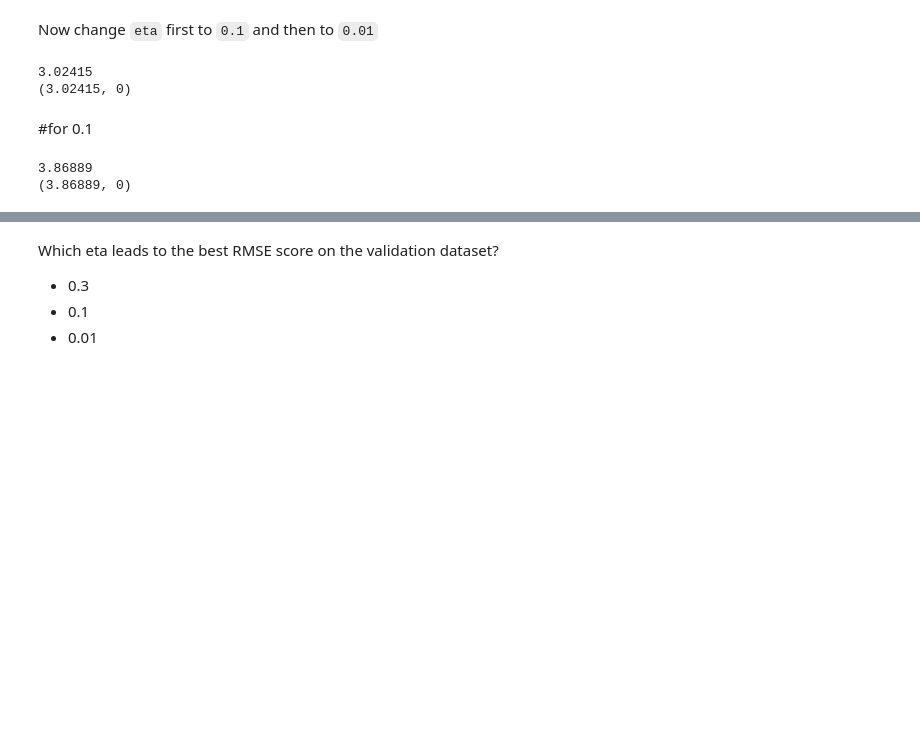
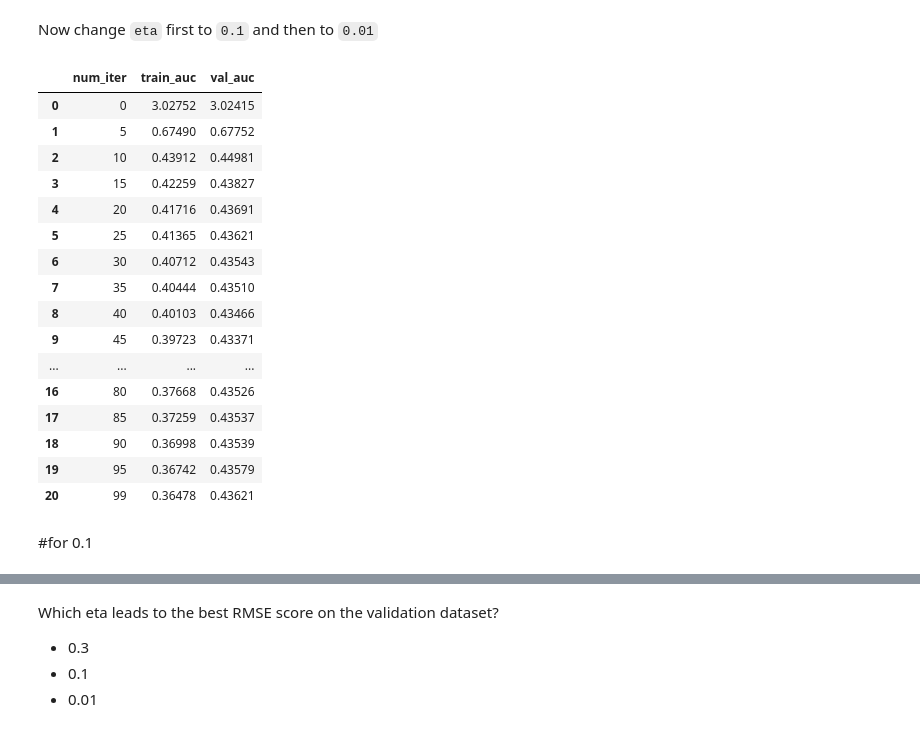
Before and after one commit to aenoboa1/ML-Zoomcamp-Homeworks, a Jupyter notebook: WEEK 6/homework-6-starter.ipynb, the cells around one changed output, grey strips where cells are left out. Drawn from its saved outputs; the diff is of its cells as text; code cells hidden in the pictures; blank space fills up the shorter version.

```diff
--- a/WEEK 6/homework-6-starter.ipynb
+++ b/WEEK 6/homework-6-starter.ipynb
@@ -424,9 +424,7 @@ watchlist = [(dtrain, 'train'), (dval, 'val')]
 Now change `eta` first to `0.1` and then to `0.01`
 # %%
 def parse_xgb_output(output):
-    tree = []
-    rmse_train = []
-    rmse_val = []
+    results=[]
 
     for line in output.stdout.strip().split('\n'):
         it_line, train_line, val_line = line.split('\t')
@@ -435,8 +433,8 @@ def parse_xgb_output(output):
         train = float(train_line.split(':')[1])
         val = float(val_line.split(':')[1])
 
-        tree.append(it)
-        rmse_train.append(train)
-        rmse_val.append(val)
+        results.append((it, train, val))
 
-    return tree, rmse_train, rmse_val
+    columns = ['num_iter', 'train_auc', 'val_auc']
+    df_results = pd.DataFrame(results, columns=columns)
+    return df_results
@@ -463,11 +463,25 @@ model = xgb.train(xgb_params, dtrain,
                   evals=watchlist)
-# %%
-tree, _, aucs_val_eta_01 = parse_xgb_output(output)
-print(max(aucs_val_eta_01))
-print(max(zip(aucs_val_eta_01, tree)))
-# %% [output]
-3.02415
-(3.02415, 0)
+# %%
+scores['eta=0.3'] = parse_xgb_output(output)
+scores['eta=0.3']
+# %% [output]
+|  | num_iter | train_auc | val_auc |
+| 0 | 0 | 3.02752 | 3.02415 |
+| 1 | 5 | 0.67490 | 0.67752 |
+| 2 | 10 | 0.43912 | 0.44981 |
+| 3 | 15 | 0.42259 | 0.43827 |
+| 4 | 20 | 0.41716 | 0.43691 |
+| 5 | 25 | 0.41365 | 0.43621 |
+| 6 | 30 | 0.40712 | 0.43543 |
+| 7 | 35 | 0.40444 | 0.43510 |
+| 8 | 40 | 0.40103 | 0.43466 |
+| 9 | 45 | 0.39723 | 0.43371 |
+| ... | ... | ... | ... |
+| 16 | 80 | 0.37668 | 0.43526 |
+| 17 | 85 | 0.37259 | 0.43537 |
+| 18 | 90 | 0.36998 | 0.43539 |
+| 19 | 95 | 0.36742 | 0.43579 |
+| 20 | 99 | 0.36478 | 0.43621 |
 # %% [markdown]
 #for 0.1
 # %%
@@ -493,8 +507 @@ model = xgb.train(xgb_params, dtrain,
                   evals=watchlist)
-# %%
-tree, _, aucs_val_eta_01 = parse_xgb_output(output)
-print(max(aucs_val_eta_01))
-print(max(zip(aucs_val_eta_01, tree)))
-# %% [output]
-3.86889
-(3.86889, 0)
```
Also changed, not shown: parts of 9 cells of this notebook.
